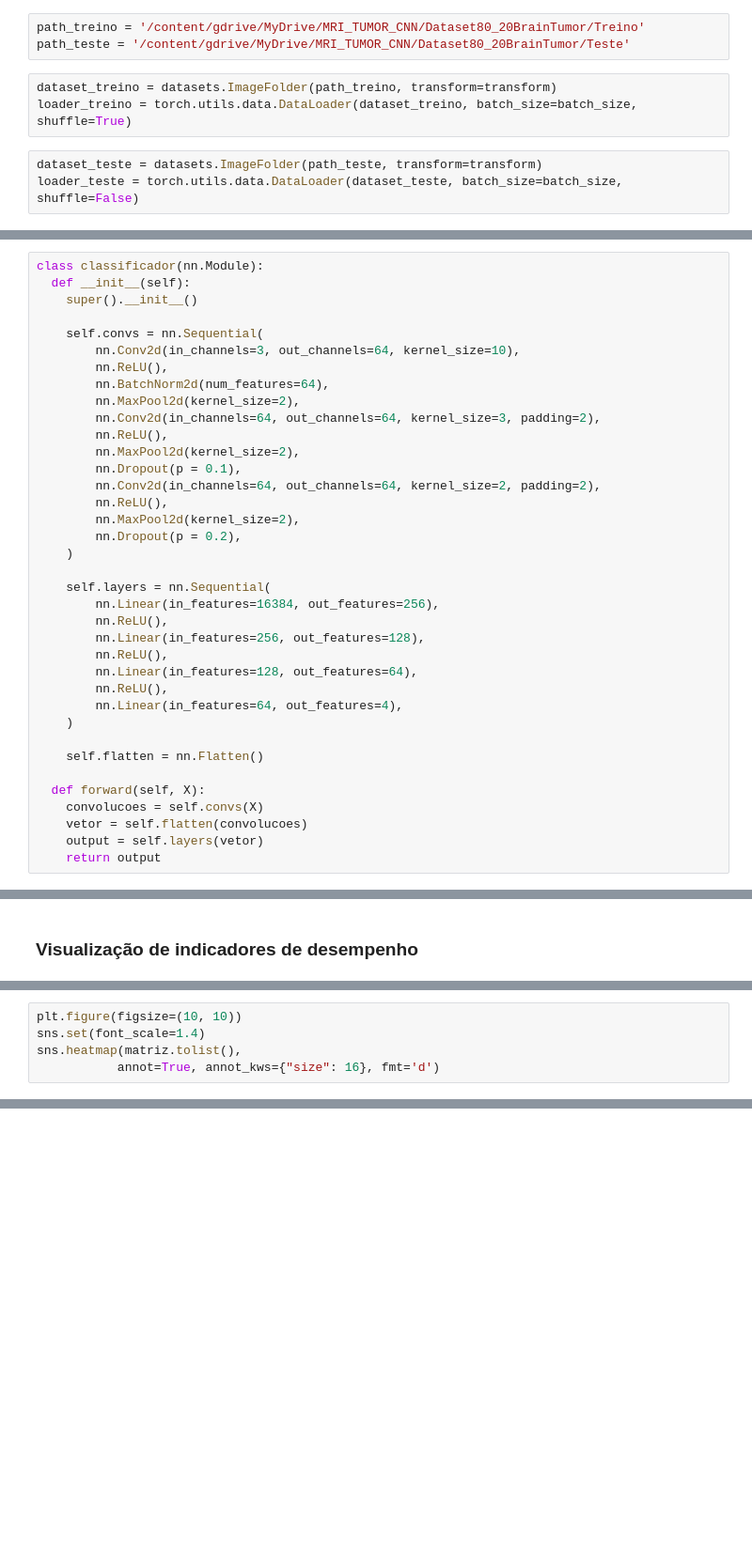
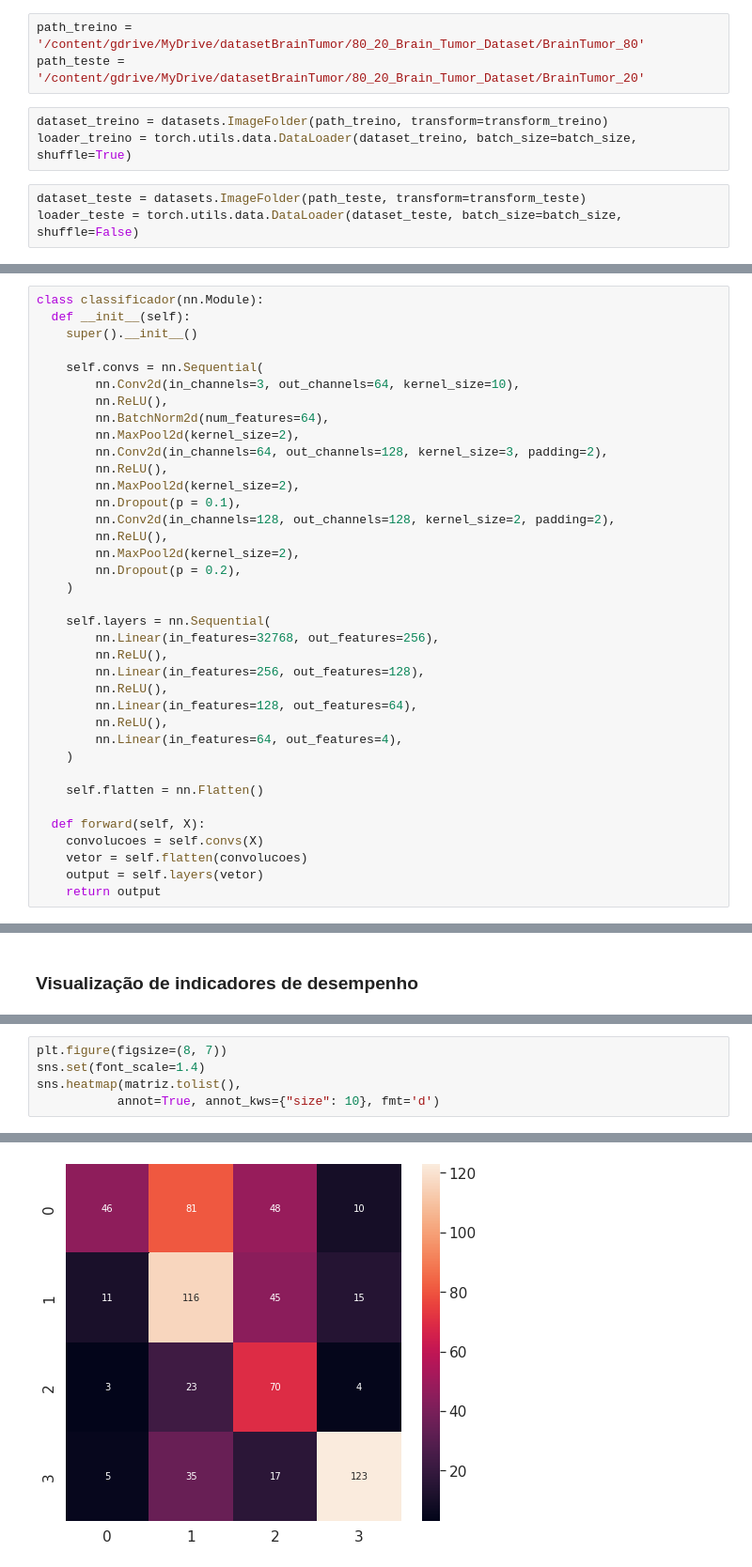
Before and after one commit to wander-asb/MRI_CLASSIFICATION, a Jupyter notebook: BrainTumorMulticlasse.ipynb, the cells around one changed output, grey strips where cells are left out. Shown at 94% size. Saved outputs shown, nothing was run; the diff lists cells and outputs as text; blank space fills up the shorter version.

```diff
--- a/BrainTumorMulticlasse.ipynb
+++ b/BrainTumorMulticlasse.ipynb
@@ -38,13 +47,13 @@ transform = T.Compose(
     ]
 )
 # %%
-path_treino = '/content/gdrive/MyDrive/MRI_TUMOR_CNN/Dataset80_20BrainTumor/Treino'
-path_teste = '/content/gdrive/MyDrive/MRI_TUMOR_CNN/Dataset80_20BrainTumor/Teste'
+path_treino = '/content/gdrive/MyDrive/datasetBrainTumor/80_20_Brain_Tumor_Dataset/BrainTumor_80'
+path_teste = '/content/gdrive/MyDrive/datasetBrainTumor/80_20_Brain_Tumor_Dataset/BrainTumor_20'
 # %%
-dataset_treino = datasets.ImageFolder(path_treino, transform=transform)
+dataset_treino = datasets.ImageFolder(path_treino, transform=transform_treino)
 loader_treino = torch.utils.data.DataLoader(dataset_treino, batch_size=batch_size, shuffle=True)
 # %%
-dataset_teste = datasets.ImageFolder(path_teste, transform=transform)
+dataset_teste = datasets.ImageFolder(path_teste, transform=transform_teste)
 loader_teste = torch.utils.data.DataLoader(dataset_teste, batch_size=batch_size, shuffle=False)
 # %%
 def base_de_dados(dataset):
@@ -101,18 +112,18 @@ class classificador(nn.Module):
         nn.ReLU(),
         nn.BatchNorm2d(num_features=64),
         nn.MaxPool2d(kernel_size=2),
-        nn.Conv2d(in_channels=64, out_channels=64, kernel_size=3, padding=2),
+        nn.Conv2d(in_channels=64, out_channels=128, kernel_size=3, padding=2),
         nn.ReLU(),
         nn.MaxPool2d(kernel_size=2),
         nn.Dropout(p = 0.1),
-        nn.Conv2d(in_channels=64, out_channels=64, kernel_size=2, padding=2),
+        nn.Conv2d(in_channels=128, out_channels=128, kernel_size=2, padding=2),
         nn.ReLU(),
         nn.MaxPool2d(kernel_size=2),
         nn.Dropout(p = 0.2),
     )
 
     self.layers = nn.Sequential(
-        nn.Linear(in_features=16384, out_features=256),
+        nn.Linear(in_features=32768, out_features=256),
         nn.ReLU(),
         nn.Linear(in_features=256, out_features=128),
         nn.ReLU(),
@@ -296,5 +313,6 @@ matriz = evaluate_accuracy(model, loader_teste, categorias)
 # %%
-plt.figure(figsize=(10, 10))
+plt.figure(figsize=(8, 7))
 sns.set(font_scale=1.4)
 sns.heatmap(matriz.tolist(),
-           annot=True, annot_kws={"size": 16}, fmt='d')
+           annot=True, annot_kws={"size": 10}, fmt='d')
+# %% [output]
@@ -300,0 +320 @@ sns.heatmap(matriz.tolist(),
+[figure, added]
```
Also changed, not shown: parts of 8 cells of this notebook.
